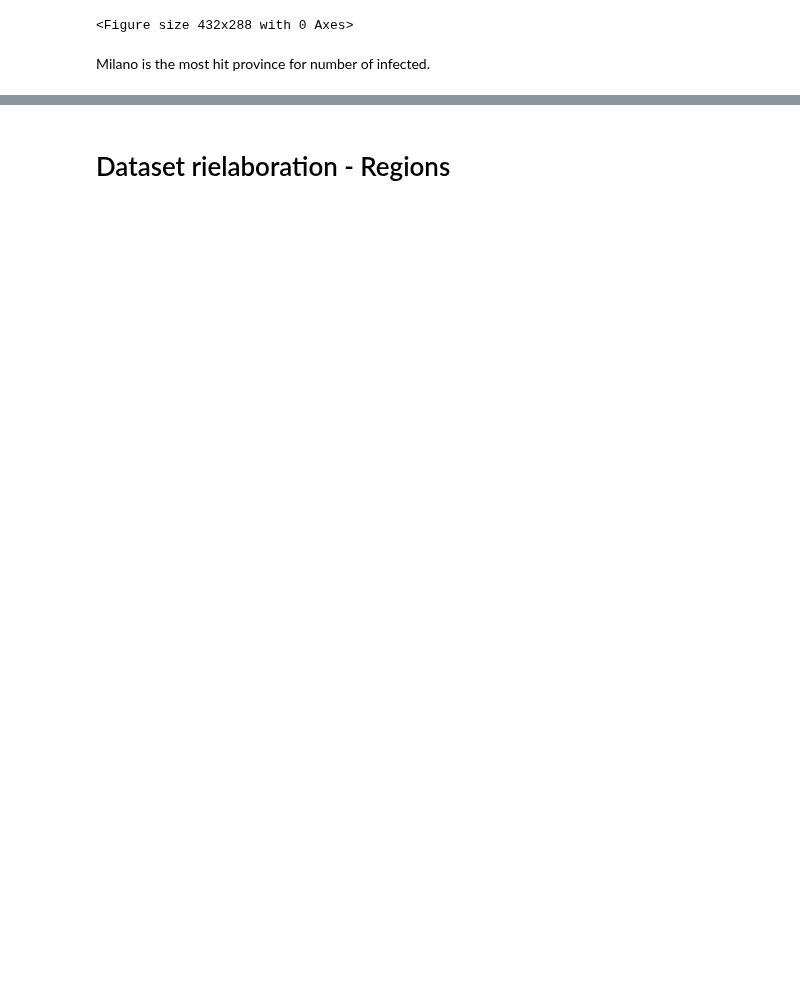
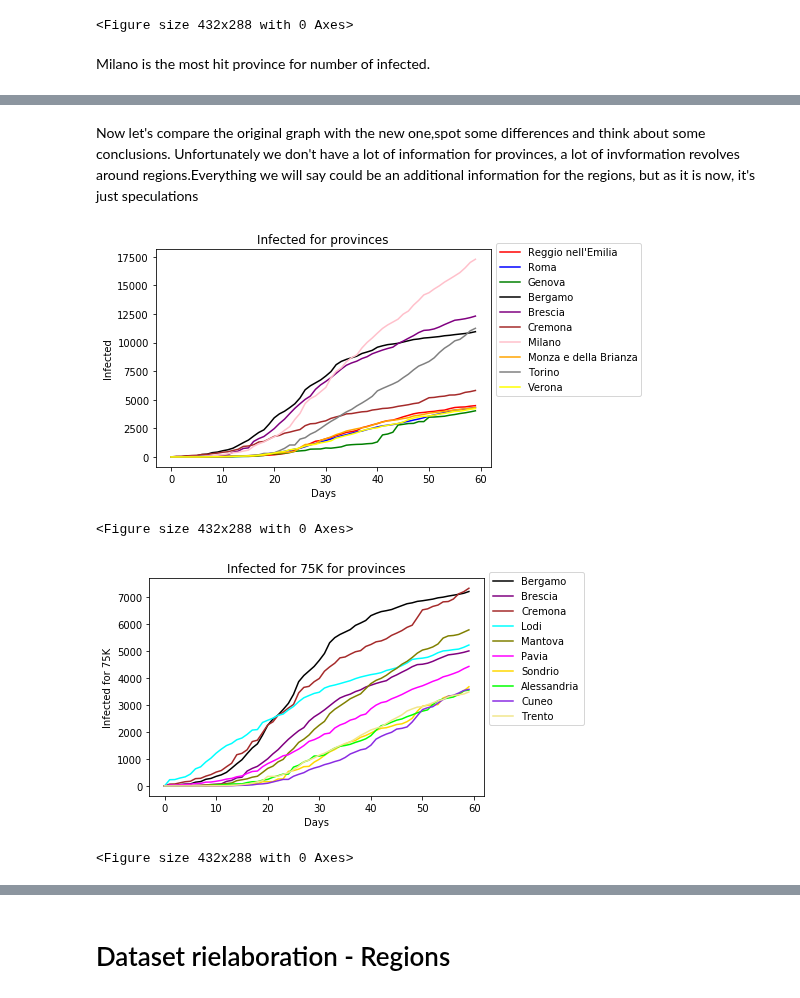
Before and after one commit to Mattia81/DataScienceForBusiness, a Jupyter notebook: Italy_analysis/Italy_analysis.ipynb, the cells around one changed output, grey strips where cells are left out. Cells and saved outputs as stored; diff of their text form; code cells hidden in the pictures; blank space fills up the shorter version.

```diff
--- a/Italy_analysis/Italy_analysis.ipynb
+++ b/Italy_analysis/Italy_analysis.ipynb
@@ -131,0 +171,6 @@ population_time_line_dataset.head()
+# %%
+for i in range(2,len(population_time_line_dataset.columns)-1):
+    column=population_time_line_dataset.columns[i]
+    population_time_line_dataset[column]=(population_time_line_dataset[column]/population_time_line_dataset['population'])*75000
+
+population_time_line_dataset.sort_values(by=[str(yesterday).replace("-", "")],ascending=False)[:10]
@@ -131,0 +190,17 @@ population_time_line_dataset.head()
+# %% [markdown]
+Now let's compare the original graph with the new one,spot some differences and think about some conclusions.
+Unfortunately we don't have a lot of information for provinces, a lot of invformation revolves around regions.Everything we will say could be an additional information for the regions, but as it is now, it's just speculations
+# %%
+x=len(time_line_dataset.columns[2:])
+x=range(0,x)
+condition_plot(x,top_ten_list(time_line_dataset,1),['Infected','provinces'])
+
+x=len(population_time_line_dataset.columns[2:-1]) #number of days. Everytime we will add a new day, the value of x will be updated
+x=range(0,x)
+
+condition_plot(x,top_ten_list(population_time_line_dataset.loc[:,:str(yesterday).replace("-", "")],1),['Infected for 75K','provinces'])
+# %% [output]
+[figure, added]
+<Figure size 432x288 with 0 Axes>
+[figure, added]
+<Figure size 432x288 with 0 Axes>
```
Also changed, not shown: parts of 66 cells of this notebook, 1 other file.
